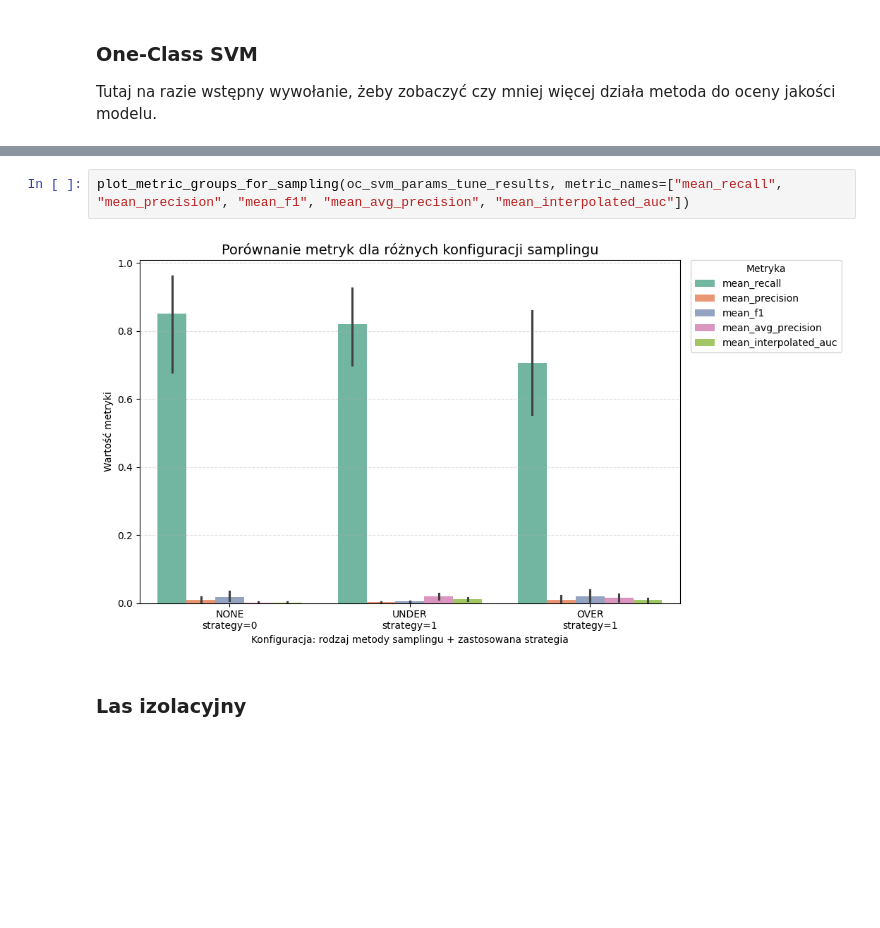
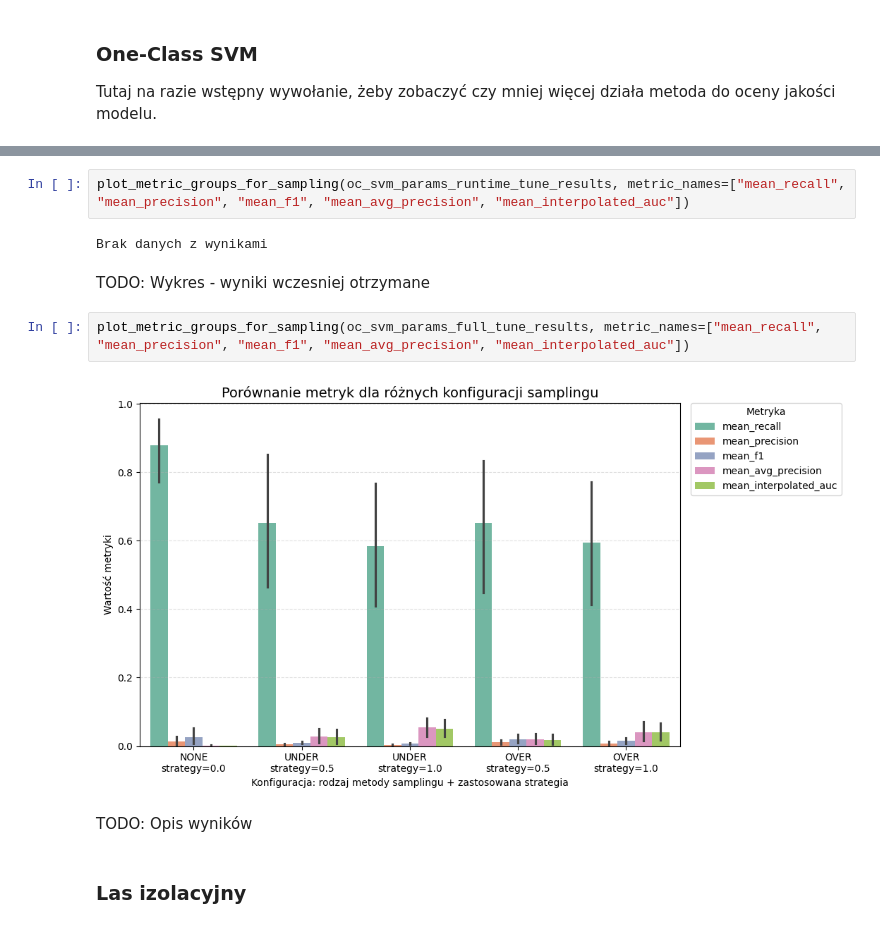
Before and after one commit to Sarnapa/Credit-Card-Fraud-Detection, a Jupyter notebook: Notebooks/CreditCardFraudDetection_AnomalyDetectionAnalysis.ipynb, the cells around one changed output, grey strips where cells are left out. Cells and saved outputs as stored; diff of their text form; blank space fills up the shorter version.

```diff
--- a/Notebooks/CreditCardFraudDetection_AnomalyDetectionAnalysis.ipynb
+++ b/Notebooks/CreditCardFraudDetection_AnomalyDetectionAnalysis.ipynb
@@ -1341,7 +1425,15 @@ plot_metric_groups_for_param(oc_svm_params_tune_results, param_name="gamma", met
 # %%
-plot_metric_groups_for_sampling(oc_svm_params_tune_results, metric_names=["mean_recall", "mean_precision", "mean_f1", "mean_avg_precision", "mean_interpolated_auc"])
+plot_metric_groups_for_sampling(oc_svm_params_runtime_tune_results, metric_names=["mean_recall", "mean_precision", "mean_f1", "mean_avg_precision", "mean_interpolated_auc"])
 # %% [output]
-[figure, removed]
+Brak danych z wynikami
+# %% [markdown]
+TODO: Wykres - wyniki wczesniej otrzymane
+# %%
+plot_metric_groups_for_sampling(oc_svm_params_full_tune_results, metric_names=["mean_recall", "mean_precision", "mean_f1", "mean_avg_precision", "mean_interpolated_auc"])
+# %% [output]
+[figure, added]
+# %% [markdown]
+TODO: Opis wyników
 # %% [markdown]
 ### Las izolacyjny
 # %%
```
Also changed, not shown: parts of 71 cells of this notebook.
